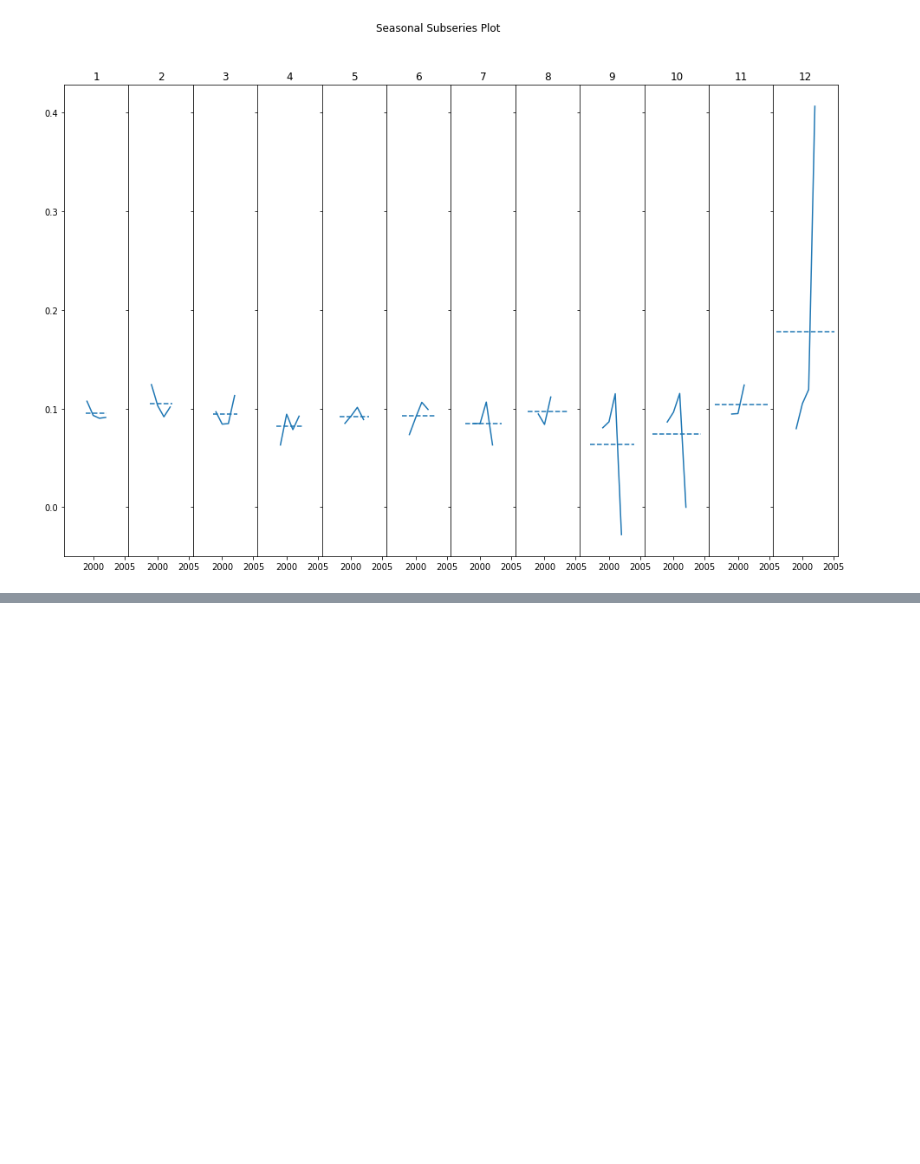
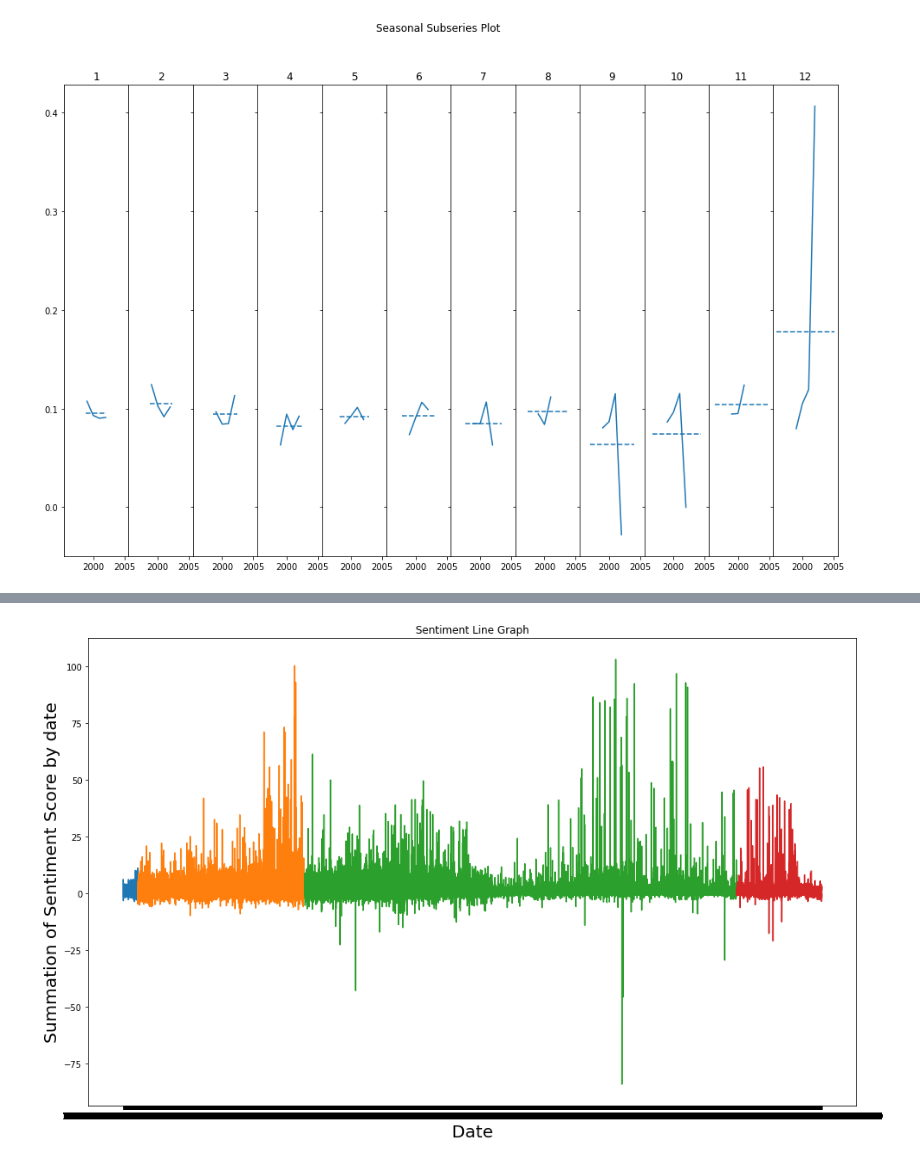
Before and after one commit to Enron-Discussion-NLP/Capstone, a Jupyter notebook: 00_Paige/explore_v2_paige.ipynb, the cells around one changed output, grey strips where cells are left out. Cells and saved outputs as stored; diff of their text form; code cells hidden in the pictures; blank space fills up the shorter version.

```diff
--- a/00_Paige/explore_v2_paige.ipynb
+++ b/00_Paige/explore_v2_paige.ipynb
@@ -307,0 +392,2 @@ fig.subplots_adjust(wspace=0)
+# %%
+df7 = df4
@@ -307,0 +404,10 @@ fig.subplots_adjust(wspace=0)
+# %%
+def test_function(df, x):
+    for col in df4.columns:
+        if col != x:
+            if col != 'year':
+                df = df.drop(columns = [col])
+    return df
+# %%
+df7 = test_function(df7, 'sentiment')
+df7.sentiment
@@ -307,0 +428,30 @@ fig.subplots_adjust(wspace=0)
+# %%
+def time_series_graph_sentiment(df):
+    train = df[df.year == 1999]
+    highlight1 = df[df.year == 2000]
+    highlight2 = df[df.year == 2001]
+    test = df[df.year == 2002]
+
+    # show  highlighted years with sentiment
+    train_by_date = train.groupby(['date']).sentiment.sum().reset_index()
+
+    highlight1_by_date = highlight1.groupby(['date']).sentiment.sum().reset_index()
+
+    highlight2_by_date = highlight2.groupby(['date']).sentiment.sum().reset_index()
+
+    test_by_date = test.groupby(['date']).sentiment.sum().reset_index()
+
+    # Graph dates
+    time_graph = plt.figure(figsize = (16, 10))
+    plt.title("Sentiment Line Graph")
+    plt.xlabel('Date', fontsize=20)
+    plt.ylabel('Summation of Sentiment Score by date', fontsize=20)
+    plt.plot(train_by_date.date, train_by_date.sentiment)
+    plt.plot(highlight1_by_date.date, highlight1_by_date.sentiment)
+    plt.plot(highlight2_by_date.date, highlight2_by_date.sentiment)
+    plt.plot(test_by_date.date, test_by_date.sentiment)
+    plt.show()
+# %%
+time_series_graph_sentiment(df7)
+# %% [output]
+[figure, added]
```
Also changed, not shown: parts of 22 cells of this notebook, 2 other files.
